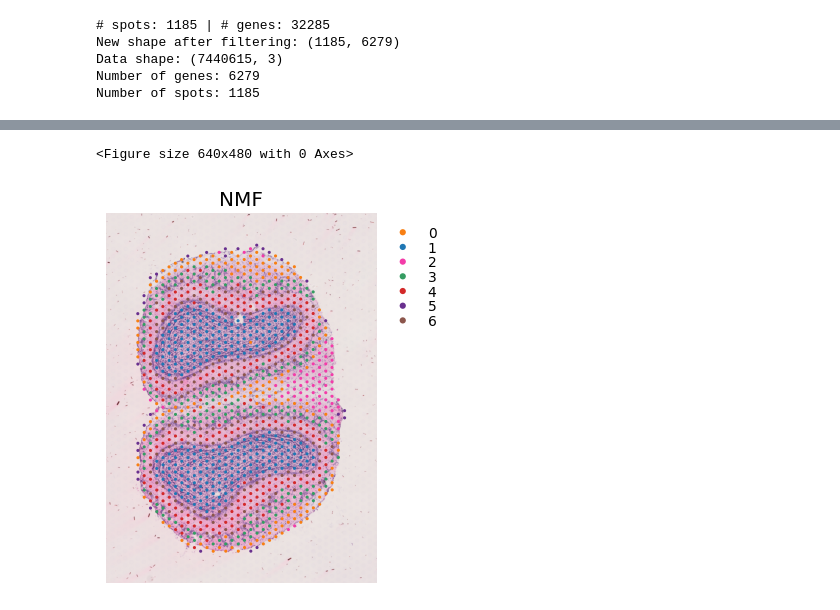
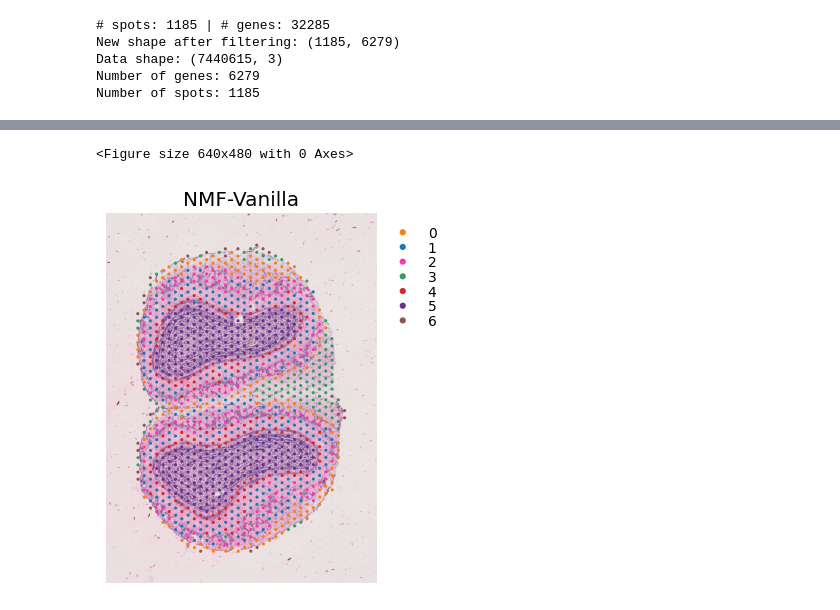
Before and after one commit to GuyAttia/MSC-Final-Project-ST, a Jupyter notebook: notebooks/NMF.ipynb, the cells around one changed output, grey strips where cells are left out. Drawn from its saved outputs; the diff is of its cells as text; code cells hidden in the pictures.

```diff
--- a/notebooks/NMF.ipynb
+++ b/notebooks/NMF.ipynb
@@ -68,7 +61,7 @@ Finish loading the data
 ## Set HyperParameters
 # %%
 model_name = 'NMF'
-max_epochs = 1
+max_epochs = 150
 early_stopping = 10
 model_params = {
     'learning_rate': 0.1,
@@ -76,6 +69,7 @@ model_params = {
     'latent_dim': 40,
     'batch_size': batch_size
 }
+trial_name = 'Vanilla'
 # %% [markdown]
 ## Build Model
 # %%
@@ -92,7 +86,9 @@ model, valid_loss = trainer.train(
     max_epochs=max_epochs,
     early_stopping=early_stopping,
     dl_train=dl_train,
-    dl_test=dl_valid,
-    device=device
+    dl_valid=dl_valid,
+    dl_test=dl_test,
+    device=device,
+    trial_name=trial_name
 )
 # %% [output]
@@ -101,10 +123,9 @@ Validation Results - Epoch[1] Avg loss: 13.90
 # %% [markdown]
 ## Test
 # %%
-test_loss, df_test_preds = tester.test(
+_, df_test_preds = tester.test(
     model=model,
     criterion=criterion,
     dl_test=dl_test,
     device=device
 )
-print(f'Test loss = {test_loss}')
@@ -224,7 +243,7 @@ obj.X[:, tmp_genes_locations] = df_nmf_train_matrix.values
 # %%
 pca_kmeans_clustering(
     data_obj=obj,
-    title='NMF'
+    title=f'NMF-{trial_name}'
 )
 # %% [output]
 Normalization step is finished in adata.X
@@ -232,6 +250,6 @@ WARNING: adata.X seems to be already log-transformed.
 Log transformation step is finished in adata.X
 PCA is done! Generated in adata.obsm['X_pca'], adata.uns['pca'] and adata.varm['PCs']
 Applying Kmeans clustering ...
 Kmeans clustering is done! The labels are stored in adata.obs["kmeans"]
 <Figure size 640x480 with 0 Axes>
-[figure, old version]
+[figure, new version]
```
Also changed, not shown: parts of 12 cells of this notebook, 3 other files.
